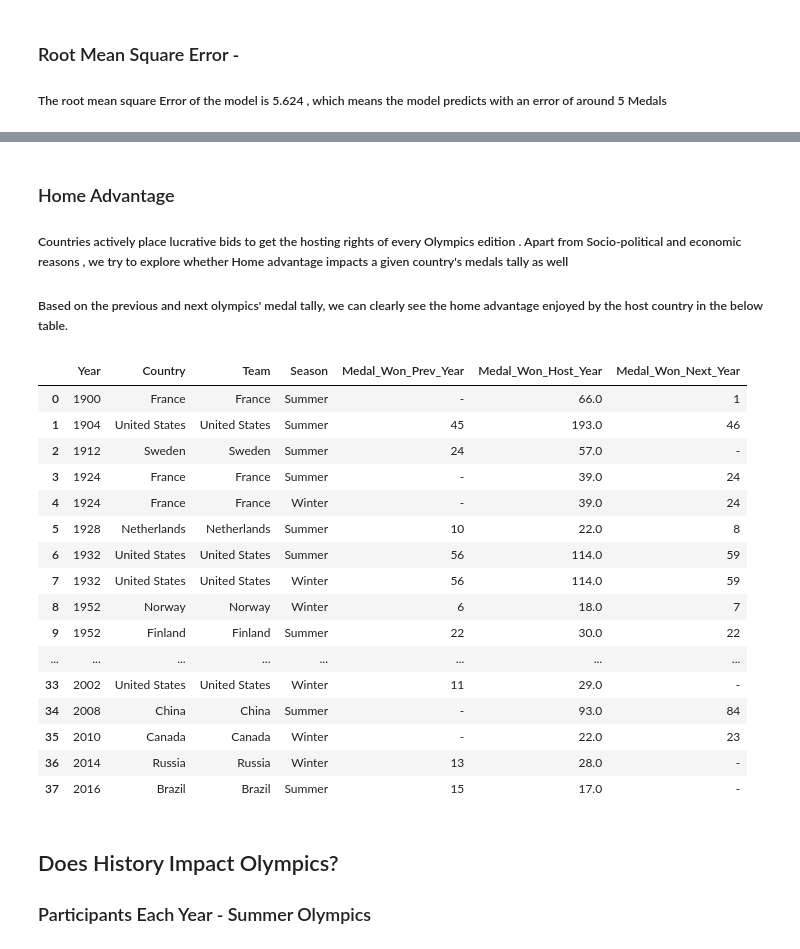
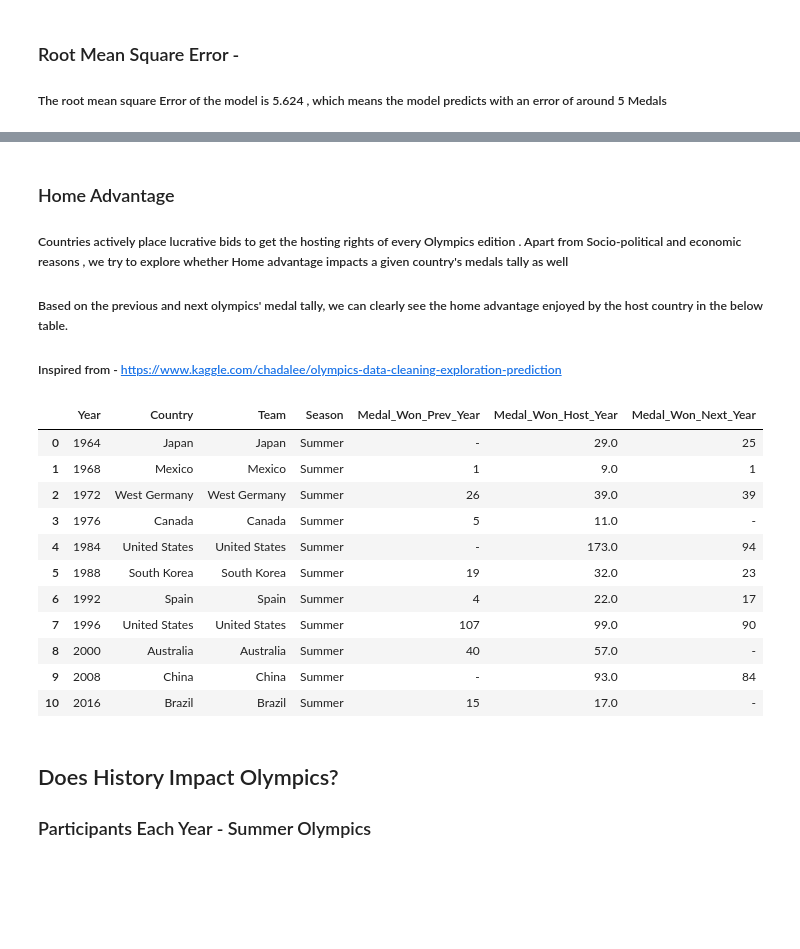
Before and after one commit to jrajath94/final_projects, a Jupyter notebook: Final Submission - Olympics.ipynb, the cells around one changed output, grey strips where cells are left out. Cells and saved outputs as stored; diff of their text form; code cells hidden in the pictures; blank space fills up the shorter version.

```diff
--- a/Final Submission - Olympics.ipynb
+++ b/Final Submission - Olympics.ipynb
@@ -369,27 +373,24 @@ best.head(10)
 ### Home Advantage
 ##### Countries actively place lucrative bids to get the hosting rights of every Olympics edition . Apart from Socio-political and economic reasons , we try to explore whether Home advantage impacts a given country's medals tally as well
 ##### Based on the previous and next olympics' medal tally, we can clearly see the home advantage enjoyed by the host country in the below table.
+
+##### Inspired from - https://www.kaggle.com/chadalee/olympics-data-cleaning-exploration-prediction
 # %%
-year_host_team_medal = home_advantage(medal_tally_agnostic)
+year_host_team_medal = home_advantage(medal_tally_agnostic,mergedframe)
 year_host_team_medal
 # %% [output]
 |  | Year | Country | Team | Season | Medal_Won_Prev_Year | Medal_Won_Host_Year | Medal_Won_Next_Year |
-| 0 | 1900 | France | France | Summer | - | 66.0 | 1 |
-| 1 | 1904 | United States | United States | Summer | 45 | 193.0 | 46 |
-| 2 | 1912 | Sweden | Sweden | Summer | 24 | 57.0 | - |
-| 3 | 1924 | France | France | Summer | - | 39.0 | 24 |
-| 4 | 1924 | France | France | Winter | - | 39.0 | 24 |
-| 5 | 1928 | Netherlands | Netherlands | Summer | 10 | 22.0 | 8 |
-| 6 | 1932 | United States | United States | Summer | 56 | 114.0 | 59 |
-| 7 | 1932 | United States | United States | Winter | 56 | 114.0 | 59 |
-| 8 | 1952 | Norway | Norway | Winter | 6 | 18.0 | 7 |
-| 9 | 1952 | Finland | Finland | Summer | 22 | 30.0 | 22 |
-| ... | ... | ... | ... | ... | ... | ... | ... |
-| 33 | 2002 | United States | United States | Winter | 11 | 29.0 | - |
-| 34 | 2008 | China | China | Summer | - | 93.0 | 84 |
-| 35 | 2010 | Canada | Canada | Winter | - | 22.0 | 23 |
-| 36 | 2014 | Russia | Russia | Winter | 13 | 28.0 | - |
-| 37 | 2016 | Brazil | Brazil | Summer | 15 | 17.0 | - |
+| 0 | 1964 | Japan | Japan | Summer | - | 29.0 | 25 |
+| 1 | 1968 | Mexico | Mexico | Summer | 1 | 9.0 | 1 |
+| 2 | 1972 | West Germany | West Germany | Summer | 26 | 39.0 | 39 |
+| 3 | 1976 | Canada | Canada | Summer | 5 | 11.0 | - |
+| 4 | 1984 | United States | United States | Summer | - | 173.0 | 94 |
+| 5 | 1988 | South Korea | South Korea | Summer | 19 | 32.0 | 23 |
+| 6 | 1992 | Spain | Spain | Summer | 4 | 22.0 | 17 |
+| 7 | 1996 | United States | United States | Summer | 107 | 99.0 | 90 |
+| 8 | 2000 | Australia | Australia | Summer | 40 | 57.0 | - |
+| 9 | 2008 | China | China | Summer | - | 93.0 | 84 |
+| 10 | 2016 | Brazil | Brazil | Summer | 15 | 17.0 | - |
 # %% [markdown]
 ## Does History Impact Olympics?
 
```
Also changed, not shown: parts of 17 cells of this notebook, 3 other files.
